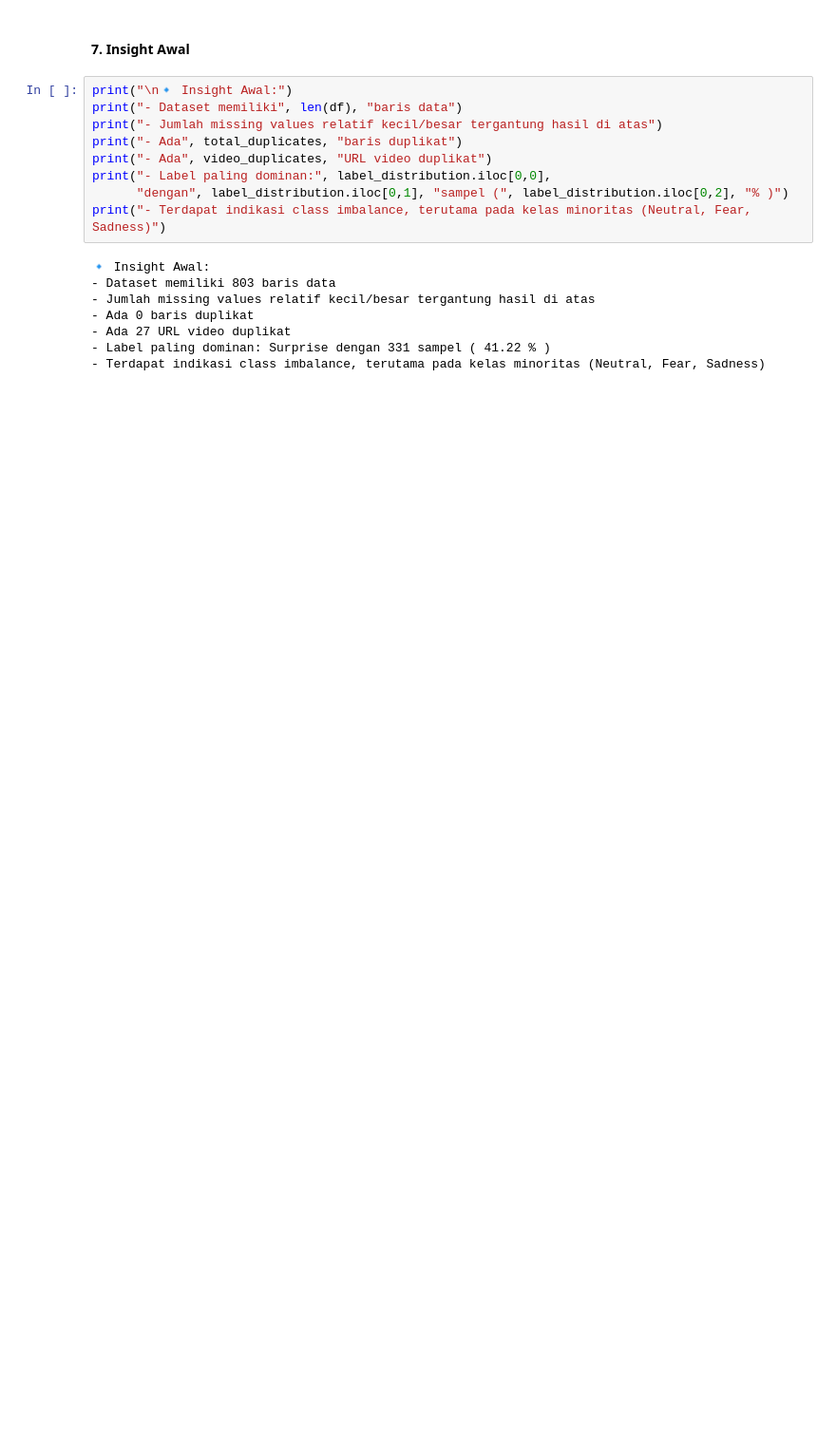
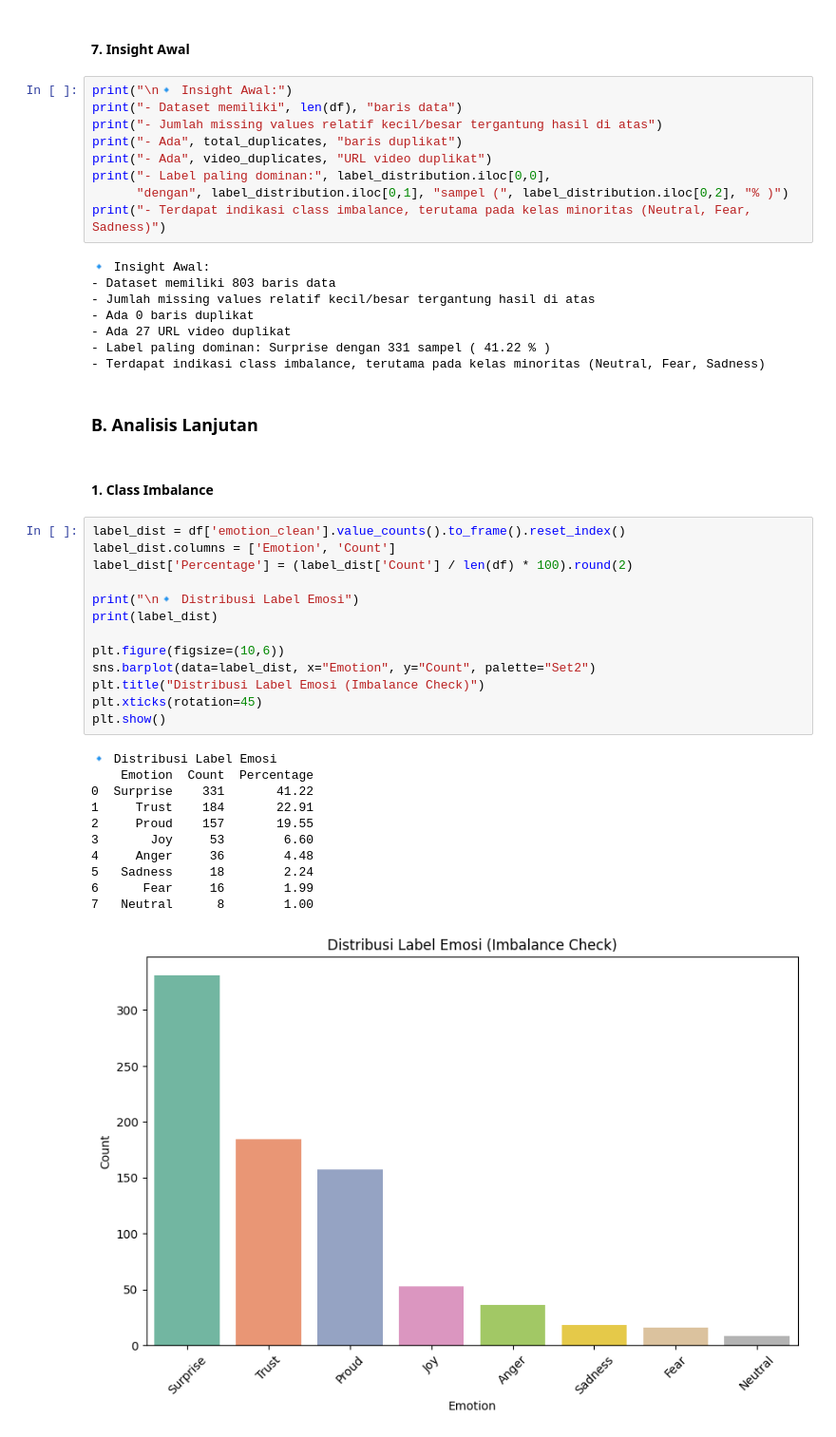
Before and after one commit to maybeitsai/video-emotion-cls, a Jupyter notebook: main.ipynb, the cells around one changed output. Shown at 95% size. Cells and saved outputs as stored; diff of their text form; blank space fills up the shorter version.

```diff
--- a/main.ipynb
+++ b/main.ipynb
@@ -202,3 +202,32 @@ print("- Terdapat indikasi class imbalance, terutama pada kelas minoritas (Neutr
 - Ada 27 URL video duplikat
 - Label paling dominan: Surprise dengan 331 sampel ( 41.22 % )
 - Terdapat indikasi class imbalance, terutama pada kelas minoritas (Neutral, Fear, Sadness)
+# %% [markdown]
+### B. Analisis Lanjutan
+# %% [markdown]
+#### 1. Class Imbalance
+# %%
+label_dist = df['emotion_clean'].value_counts().to_frame().reset_index()
+label_dist.columns = ['Emotion', 'Count']
+label_dist['Percentage'] = (label_dist['Count'] / len(df) * 100).round(2)
+
+print("\n🔹 Distribusi Label Emosi")
+print(label_dist)
+
+plt.figure(figsize=(10,6))
+sns.barplot(data=label_dist, x="Emotion", y="Count", palette="Set2")
+plt.title("Distribusi Label Emosi (Imbalance Check)")
+plt.xticks(rotation=45)
+plt.show()
+# %% [output]
+🔹 Distribusi Label Emosi
+    Emotion  Count  Percentage
+0  Surprise    331       41.22
+1     Trust    184       22.91
+2     Proud    157       19.55
+3       Joy     53        6.60
+4     Anger     36        4.48
+5   Sadness     18        2.24
+6      Fear     16        1.99
+7   Neutral      8        1.00
+[figure, added]
```
Also changed, not shown: parts of 5 cells of this notebook.
